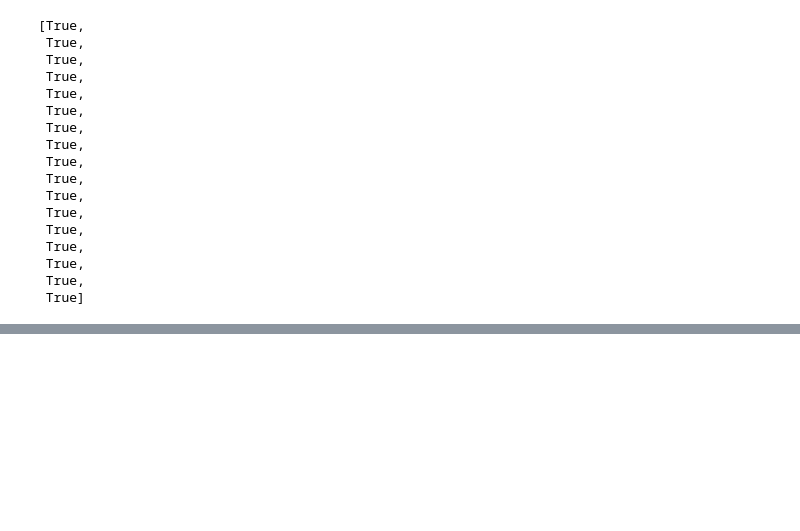
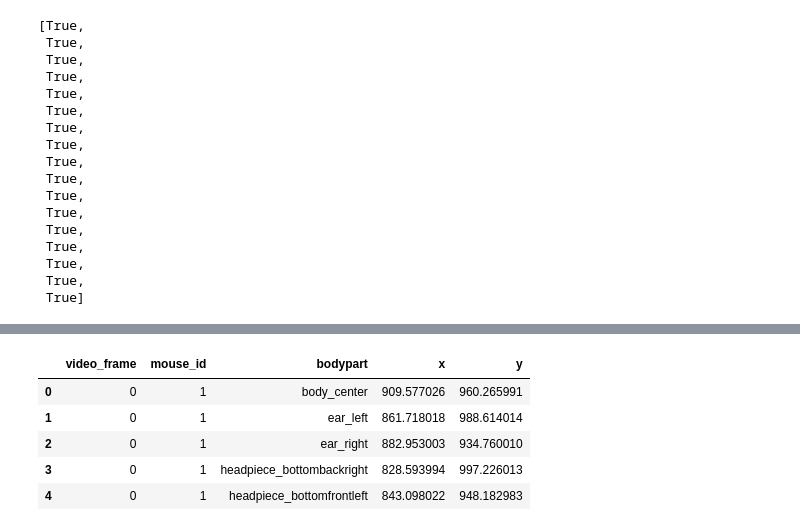
Before and after one commit to falsematrix/mabe, a Jupyter notebook: eda/eda.ipynb, the cells around one changed output, grey strips where cells are left out. Drawn from its saved outputs; the diff is of its cells as text; code cells hidden in the pictures; blank space fills up the shorter version.

```diff
--- a/eda/eda.ipynb
+++ b/eda/eda.ipynb
@@ -676,0 +769,10 @@ grp_video_ids
+# %%
+test = get_parqt(os.path.join(path, "test_tracking/AdaptableSnail/438887472.parquet"))
+test.head()
+# %% [output]
+|  | video_frame | mouse_id | bodypart | x | y |
+| 0 | 0 | 1 | body_center | 909.577026 | 960.265991 |
+| 1 | 0 | 1 | ear_left | 861.718018 | 988.614014 |
+| 2 | 0 | 1 | ear_right | 882.953003 | 934.760010 |
+| 3 | 0 | 1 | headpiece_bottombackright | 828.593994 | 997.226013 |
+| 4 | 0 | 1 | headpiece_bottomfrontleft | 843.098022 | 948.182983 |
```
Also changed, not shown: parts of 13 cells of this notebook.
